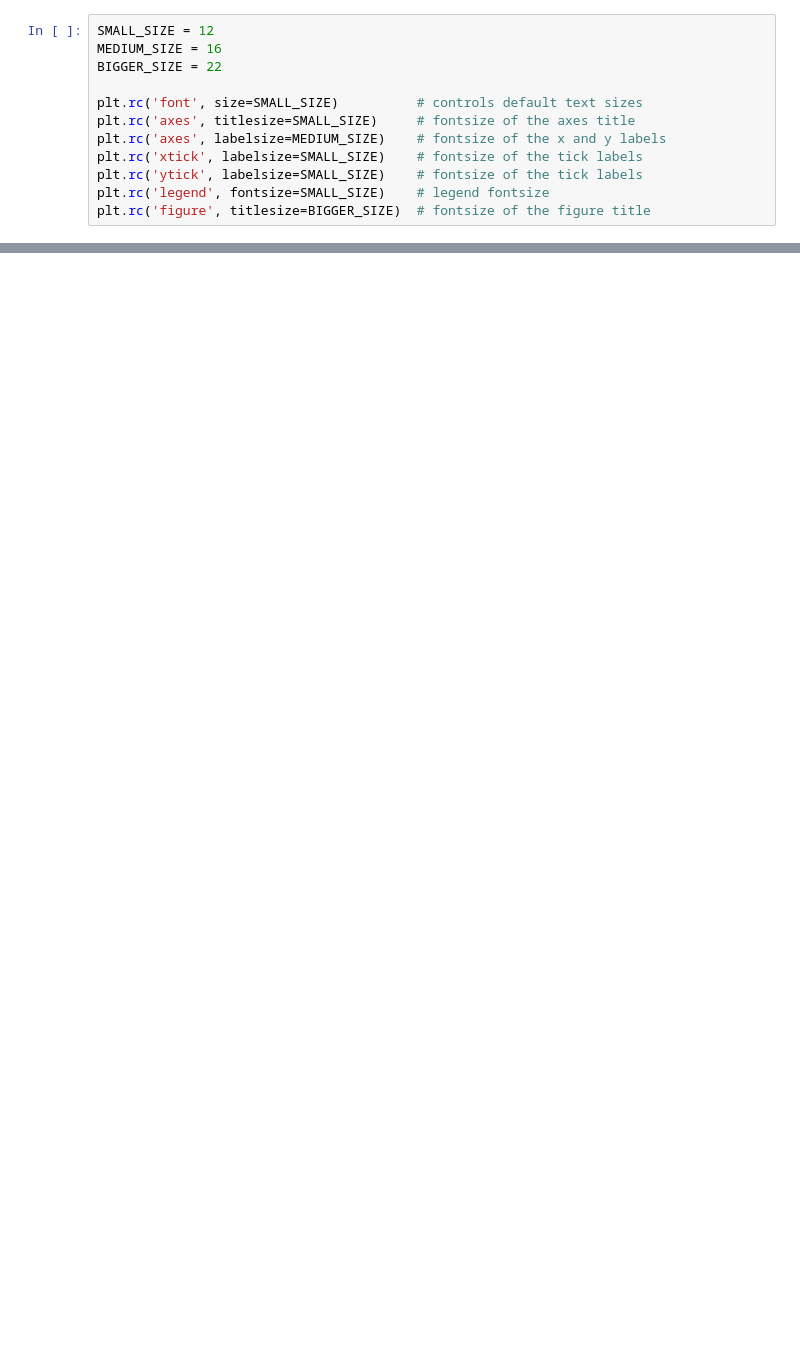
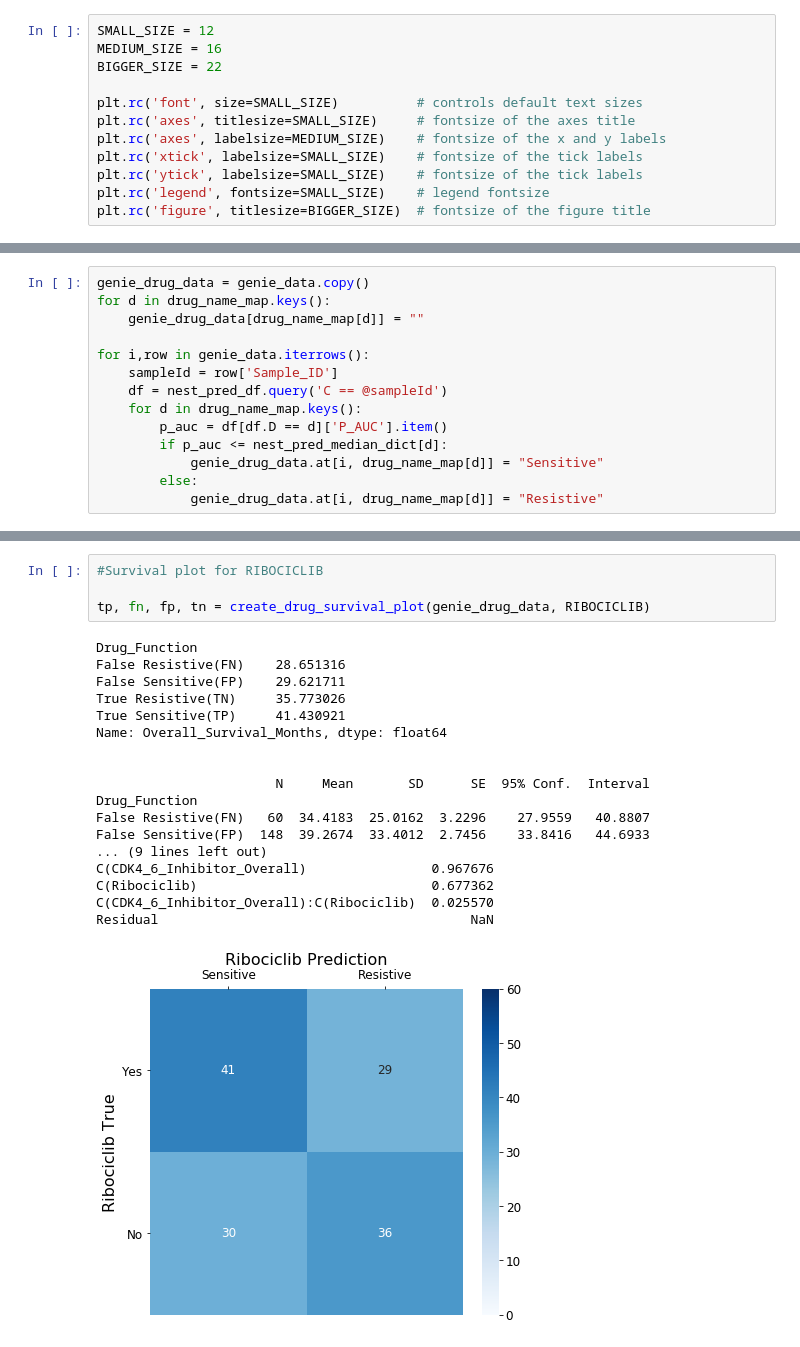
Before and after one commit to enmsilva/nest_drugcell, a Jupyter notebook: notebooks/genie_analysis.ipynb, the cells around one changed output, grey strips where cells are left out. Cells and saved outputs as stored; diff of their text form; blank space fills up the shorter version.

```diff
--- a/notebooks/genie_analysis.ipynb
+++ b/notebooks/genie_analysis.ipynb
@@ -182,0 +315,14 @@ DrugCell(-) median: 45.55921053
+# %%
+genie_drug_data = genie_data.copy()
+for d in drug_name_map.keys():
+    genie_drug_data[drug_name_map[d]] = ""
+
+for i,row in genie_data.iterrows():
+    sampleId = row['Sample_ID']
+    df = nest_pred_df.query('C == @sampleId')
+    for d in drug_name_map.keys():
+        p_auc = df[df.D == d]['P_AUC'].item()
+        if p_auc <= nest_pred_median_dict[d]:
+            genie_drug_data.at[i, drug_name_map[d]] = "Sensitive"
+        else:
+            genie_drug_data.at[i, drug_name_map[d]] = "Resistive"
@@ -182,0 +343,23 @@ DrugCell(-) median: 45.55921053
+# %%
+#Survival plot for RIBOCICLIB
+
+tp, fn, fp, tn = create_drug_survival_plot(genie_drug_data, RIBOCICLIB)
+# %% [output]
+Drug_Function
+False Resistive(FN)    28.651316
+False Sensitive(FP)    29.621711
+True Resistive(TN)     35.773026
+True Sensitive(TP)     41.430921
+Name: Overall_Survival_Months, dtype: float64
+
+
+                       N     Mean       SD      SE  95% Conf.  Interval
+Drug_Function
+False Resistive(FN)   60  34.4183  25.0162  3.2296    27.9559   40.8807
+False Sensitive(FP)  148  39.2674  33.4012  2.7456    33.8416   44.6933
+... (9 lines left out)
+C(CDK4_6_Inhibitor_Overall)                0.967676
+C(Ribociclib)                              0.677362
+C(CDK4_6_Inhibitor_Overall):C(Ribociclib)  0.025570
+Residual                                        NaN
+[figure, added]
```
Also changed, not shown: parts of 46 cells of this notebook, 2 other files.
